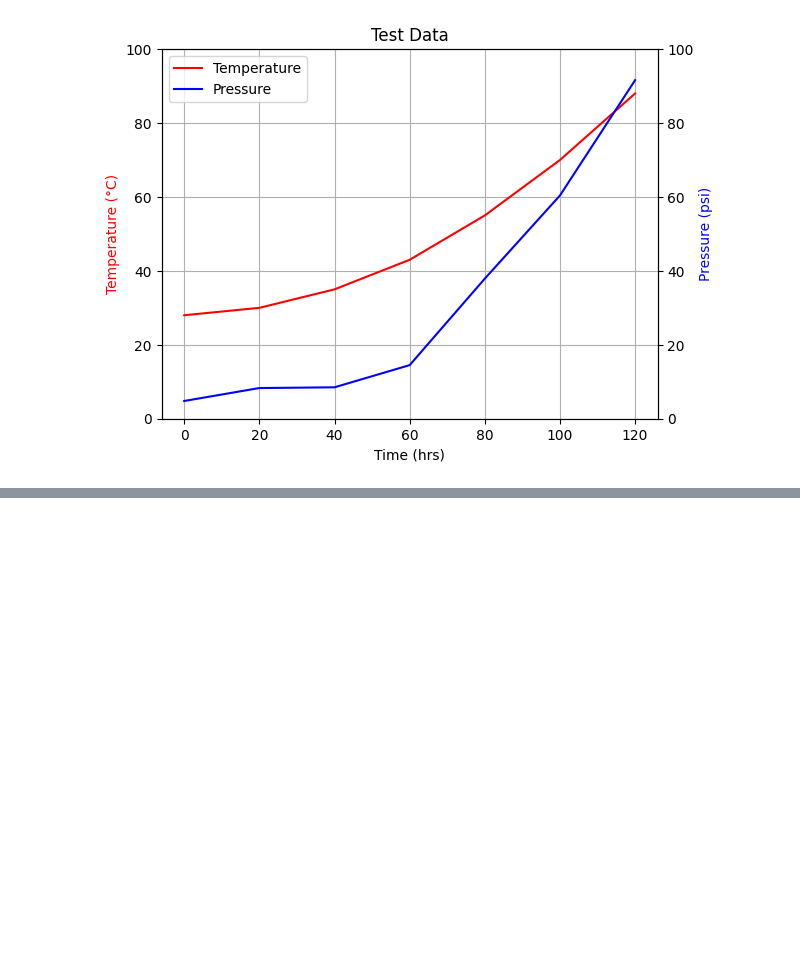
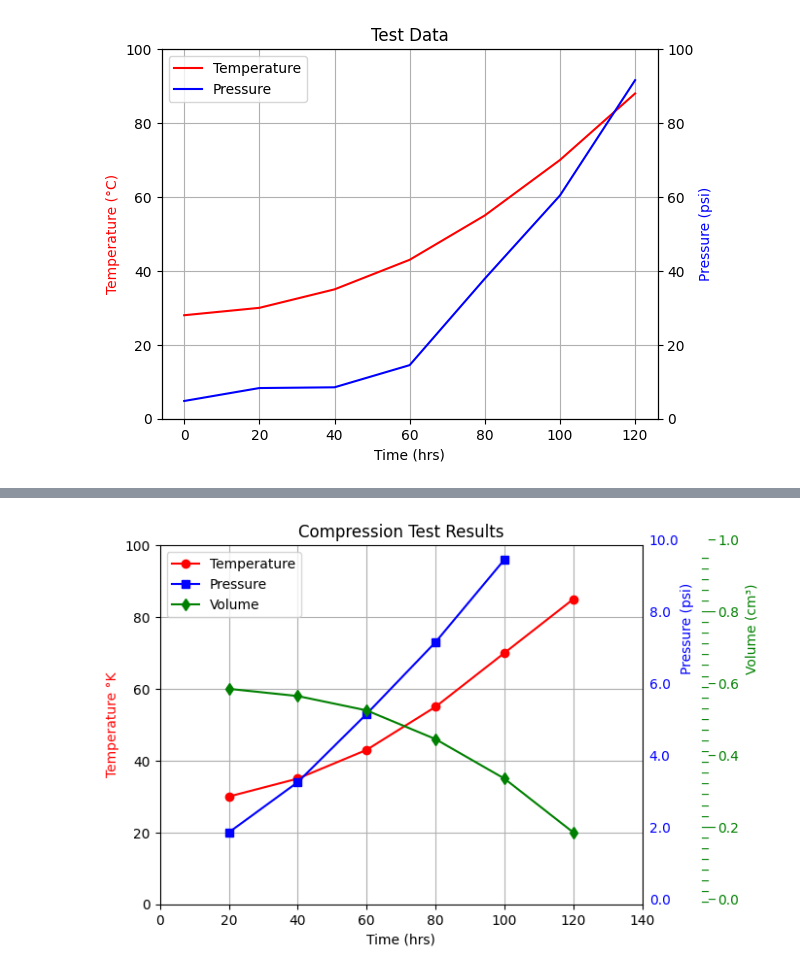
Before and after one commit to SyuhadaBilalAlfaruq22/KOMPUTER_GRAFIS, a Jupyter notebook: PRAK4/Plotdata_G211240008_Prak4.ipynb, the cells around one changed output, grey strips where cells are left out. Drawn from its saved outputs; the diff is of its cells as text; code cells hidden in the pictures; blank space fills up the shorter version.

```diff
--- a/PRAK4/Plotdata_G211240008_Prak4.ipynb
+++ b/PRAK4/Plotdata_G211240008_Prak4.ipynb
@@ -182,0 +132,59 @@ plt.show()
+# %%
+import matplotlib.pyplot as plt
+import numpy as np
+
+# Set axis limits and grid
+plt.axis([0, 140, 0, 100])
+plt.axis('on')
+plt.grid(True)
+
+# Data
+t = [20, 40, 60, 80, 100, 120]               # time
+T = [30, 35, 43, 55, 70, 85]                 # temperature
+p = [2, 3.4, 5.3, 7.3, 9.6]                  # pressure
+v = [0.6, 0.58, 0.54, 0.46, 0.35, 0.2]       # volume
+
+# Scale pressure by 10 and volume by 100 for plotting
+pp = [pi * 10 for pi in p]
+vv = [vi * 100 for vi in v]
+
+# Plot data
+plt.plot(t, T, color='r', label='Temperature', marker='o')       # Temperature
+plt.plot(t[:5], pp, color='b', label='Pressure', marker='s')     # Scaled pressure (same length as p)
+plt.plot(t, vv, color='g', label='Volume', marker='d')           # Scaled volume
+
+# Add legend
+plt.legend(loc='upper left')
+
+# Annotate pressure scale on right (manually)
+for y in np.arange(0, 100+1, 20):
+    a = y / 10
+    a = str(a)
+    plt.text(142, y, a, color='b')  # position text on far right
+
+# Label axes
+plt.xlabel('Time (hrs)')
+plt.ylabel('Temperature °K', color='r')
+plt.text(151, 65, 'Pressure (psi)', rotation=90, color='b')
+
+# Annotate volume scale (manually)
+for y in np.arange(100, -1, -20):
+    a = y / 100
+    a = str(a)
+    plt.text(162, y, a, color='g')
+    plt.text(159, y + 2, '_', color='g')
+
+# Add minor ticks for volume
+for y in np.arange(1, 99, 3):
+    plt.text(157, y, '_', color='g')
+
+# Volume label
+plt.text(170, 65, 'Volume (cm³)', rotation=90, color='g')
+
+# Title
+plt.title('Compression Test Results')
+
+# Show plot
+plt.show()
+# %% [output]
+[figure, added]
```
Also changed, not shown: parts of 2 cells of this notebook.
